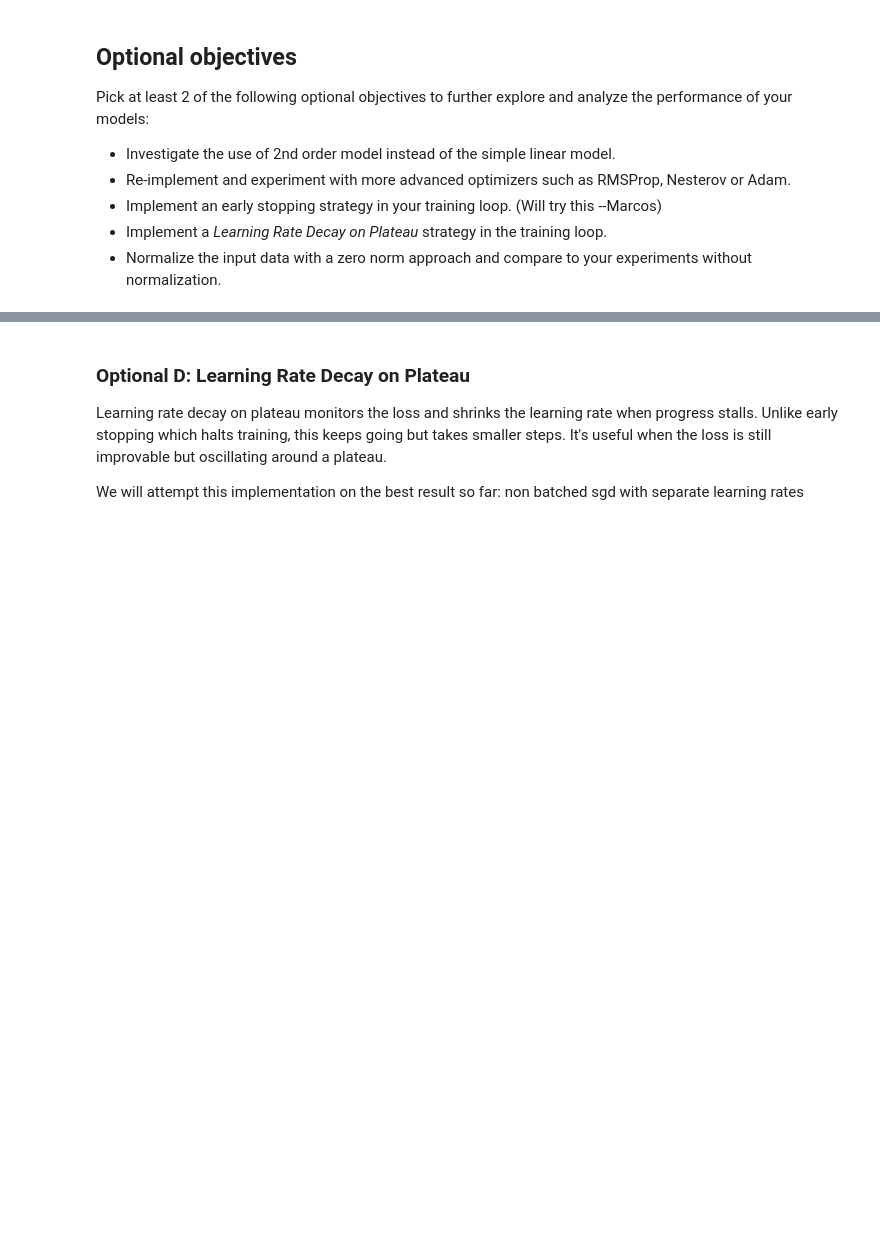
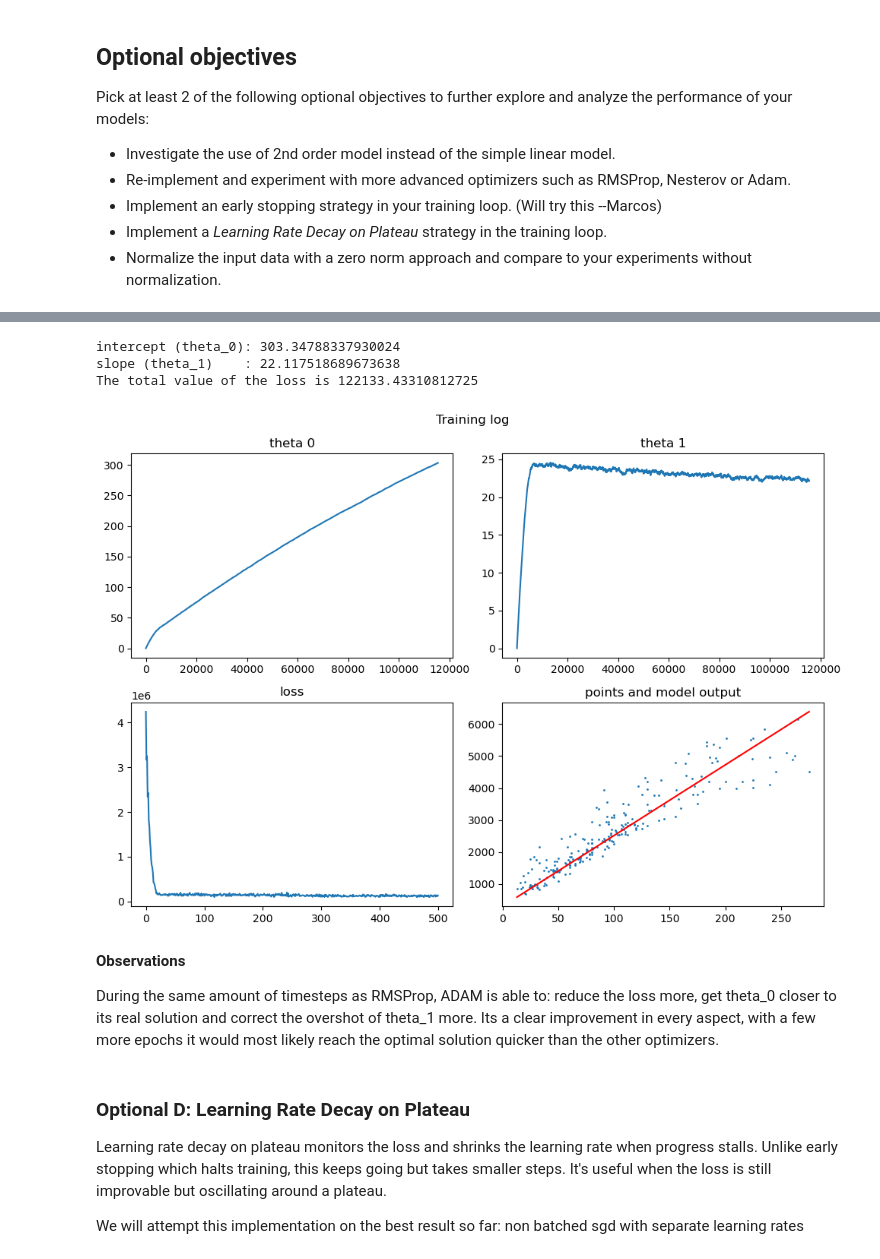
Before and after one commit to marcosncosta1/DeepLearning_practical_2, a Jupyter notebook: student-input/cg-linear-regression-stud.ipynb, the cells around one changed output, grey strips where cells are left out. Drawn from its saved outputs; the diff is of its cells as text; code cells hidden in the pictures; blank space fills up the shorter version.

```diff
--- a/student-input/cg-linear-regression-stud.ipynb
+++ b/student-input/cg-linear-regression-stud.ipynb
@@ -648,3 +710,72 @@ Pick at least 2 of the following optional objectives to further explore and anal
+# %%
+alpha = 0.01         # base learning rate
+beta1 = 0.9          # 1st-moment decay (momentum)
+beta2 = 0.999        # 2nd-moment decay (RMS)
+epsilon = 1e-8       # numerical stability constant
+epochs = 500         # number of epochs (an epoch is a loop over the whole training set)
+N = len(living_area)
+t0 = 0.0
+t1 = 0.0
+
+# Adam state: 1st and 2nd moment estimates per parameter
+m_t0 = 0.0
+v_t0 = 0.0
+m_t1 = 0.0
+v_t1 = 0.0
+time_step = 0  # increments at every parameter update
+
+loss_evolution = []
+t0_evolution = []
+t1_evolution = []
+
+for epoch in range(epochs):
+    epoch_loss = 0.0
+    for step in range(N):
+        n = random.choice(range(0, N))
+        cg.reset_values()
+        cg.forward([living_area[n], t0, t1, rent_price[n]])
+        cg.backward()
+        time_step += 1
+
+        # update biased first moment estimate (momentum)
+        m_t0 = beta1 * m_t0 + (1 - beta1) * theta_0.grad_v
+        m_t1 = beta1 * m_t1 + (1 - beta1) * theta_1.grad_v
+
+        # update biased second raw moment estimate (RMS of gradients)
+        v_t0 = beta2 * v_t0 + (1 - beta2) * (theta_0.grad_v ** 2)
+        v_t1 = beta2 * v_t1 + (1 - beta2) * (theta_1.grad_v ** 2)
+
+        # bias correction
+        m_hat_t0 = m_t0 / (1 - (beta1 ** time_step))
+        m_hat_t1 = m_t1 / (1 - (beta1 ** time_step))
+        v_hat_t0 = v_t0 / (1 - (beta2 ** time_step))
+        v_hat_t1 = v_t1 / (1 - (beta2 ** time_step))
+
+        # Adam update
+        t0 -= alpha * m_hat_t0 / (np.sqrt(v_hat_t0) + epsilon)
+        t1 -= alpha * m_hat_t1 / (np.sqrt(v_hat_t1) + epsilon)
+
+        epoch_loss += j.v
+        t0_evolution.append(t0)
+        t1_evolution.append(t1)
+
+    loss_evolution.append(epoch_loss / N)
+
+print("intercept (theta_0):", t0)
+print("slope (theta_1)    :", t1)
+y_hat = t0 + t1 * living_area
+J = mse_loss(y_hat, rent_price)
+print("The total value of the loss is", J)
+plot_training_log(loss_evolution, t0_evolution, t1_evolution, living_area, rent_price)
+# %% [output]
+intercept (theta_0): 303.34788337930024
+slope (theta_1)    : 22.117518689673638
+The total value of the loss is 122133.43310812725
+[figure, added]
+# %% [markdown]
+**Observations**
+
+During the same amount of timesteps as RMSProp, ADAM is able to: reduce the loss more, get theta_0 closer to its real solution and correct the overshot of theta_1 more. Its a clear improvement in every aspect, with a few more epochs it would most likely reach the optimal solution quicker than the other optimizers.
 # %% [markdown]
 ### Optional D: Learning Rate Decay on Plateau
 
```
Also changed, not shown: parts of 5 cells of this notebook.
